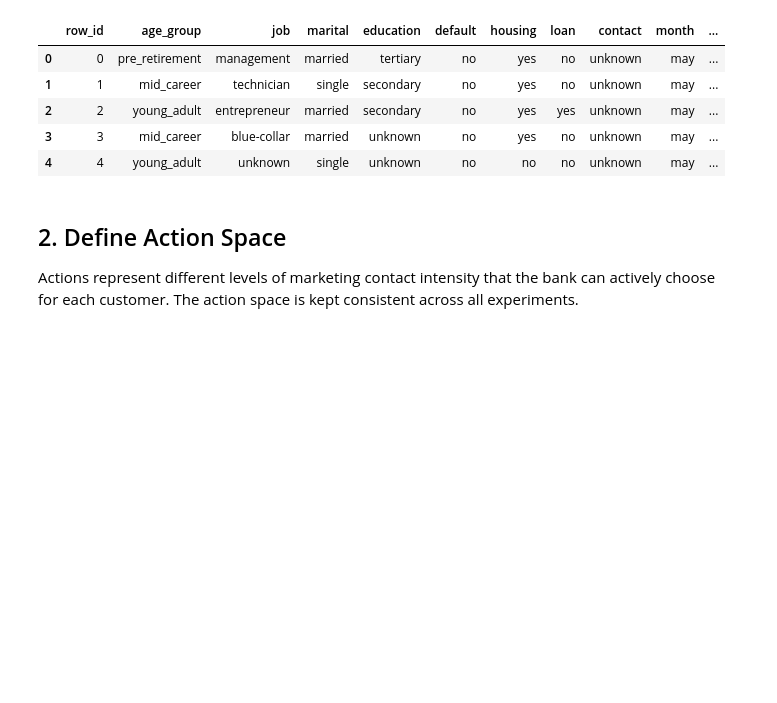
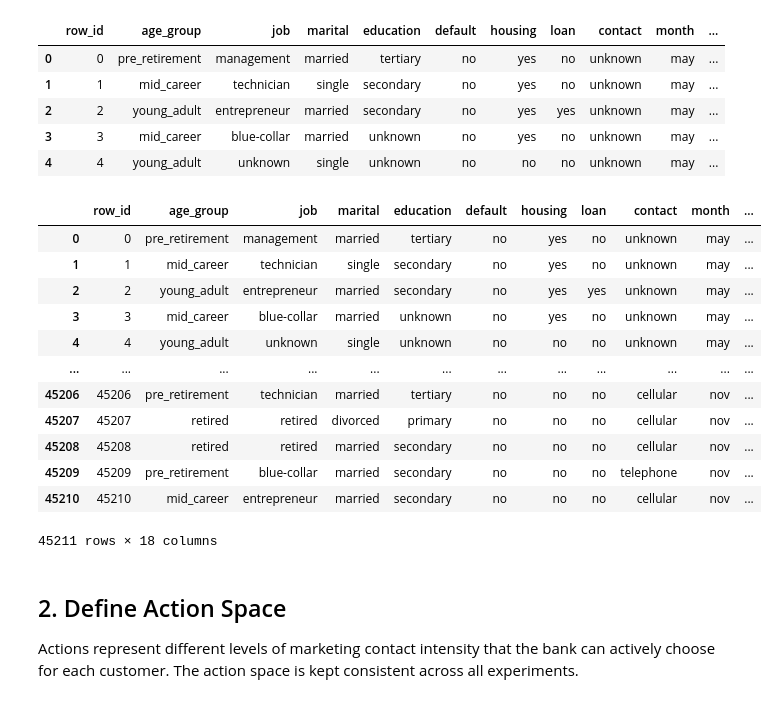
Before and after one commit to rsm-chl307/Optimizing-Bank-Marketing-Decisions-Using-Contextual-Bandits, a Jupyter notebook: notebooks/bandit_baselines.ipynb, the cells around one changed output. Drawn from its saved outputs; the diff is of its cells as text; code cells hidden in the pictures; blank space fills up the shorter version.

```diff
--- a/notebooks/bandit_baselines.ipynb
+++ b/notebooks/bandit_baselines.ipynb
@@ -30,6 +35,22 @@ Dataset shape: (45211, 18)
 | 2 | 2 | young_adult | entrepreneur | married | secondary | no | yes | yes | unknown | may | ... |
 | 3 | 3 | mid_career | blue-collar | married | unknown | no | yes | no | unknown | may | ... |
 | 4 | 4 | young_adult | unknown | single | unknown | no | no | no | unknown | may | ... |
+# %%
+df
+# %% [output]
+|  | row_id | age_group | job | marital | education | default | housing | loan | contact | month | ... |
+| 0 | 0 | pre_retirement | management | married | tertiary | no | yes | no | unknown | may | ... |
+| 1 | 1 | mid_career | technician | single | secondary | no | yes | no | unknown | may | ... |
+| 2 | 2 | young_adult | entrepreneur | married | secondary | no | yes | yes | unknown | may | ... |
+| 3 | 3 | mid_career | blue-collar | married | unknown | no | yes | no | unknown | may | ... |
+| 4 | 4 | young_adult | unknown | single | unknown | no | no | no | unknown | may | ... |
+| ... | ... | ... | ... | ... | ... | ... | ... | ... | ... | ... | ... |
+| 45206 | 45206 | pre_retirement | technician | married | tertiary | no | no | no | cellular | nov | ... |
+| 45207 | 45207 | retired | retired | divorced | primary | no | no | no | cellular | nov | ... |
+| 45208 | 45208 | retired | retired | married | secondary | no | no | no | cellular | nov | ... |
+| 45209 | 45209 | pre_retirement | blue-collar | married | secondary | no | no | no | telephone | nov | ... |
+| 45210 | 45210 | mid_career | entrepreneur | married | secondary | no | no | no | cellular | nov | ... |
+45211 rows × 18 columns
 # %% [markdown]
 ## 2. Define Action Space
 
```
Also changed, not shown: parts of 7 cells of this notebook, 1 other file.
